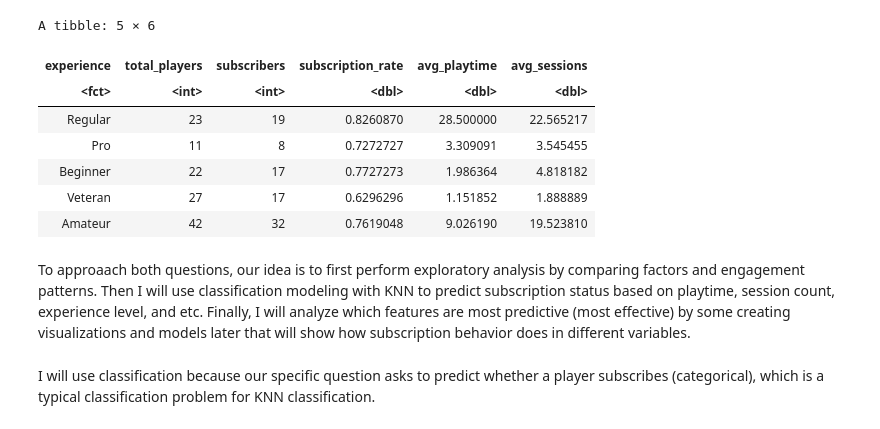
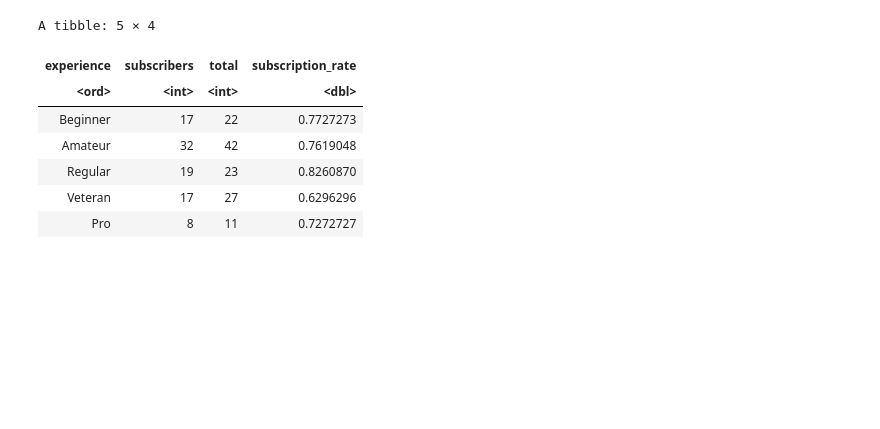
Before and after one commit to emily2628/Dsci-100---Final-Project, a Jupyter notebook: group_final_report.ipynb, the cells around one changed output. Cells and saved outputs as stored; diff of their text form; code cells hidden in the pictures; blank space fills up the shorter version.

Commit message:
Refined Methods & Results section
Refined wrangling, exploratory analysis, and modeling sections.

```diff
--- a/group_final_report.ipynb
+++ b/group_final_report.ipynb
@@ -91,18 +109,17 @@ A tibble: 6 × 5
 # %%
-# 1. Calculate player engagement from sessions data
+# 1. Summarize number of sessions per player
 player_engagement <- sessions |>
   group_by(hashedEmail) |>
   summarize(
     total_sessions = n(),
-    avg_session_duration = mean(as.numeric(end_time) - as.numeric(start_time)), na.rm = TRUE
   )
 
-# 2. Merge player data with engagement
+# 2. Join session summary onto players table
 analysis_data <- players |>
   select(hashedEmail, Age, gender, experience, played_hours, subscribe) |>
   merge(player_engagement, by = "hashedEmail")
 
-# 3. Convert these categorical vairables to factors
+# 3. Convert vairables to factors
 analysis_data <- analysis_data |>
   mutate(
     subscribe = as_factor(subscribe),
@@ -110,9 +127,19 @@ analysis_data <- analysis_data |>
     gender = as_factor(gender)
   )
 
-# 4. Make a dataset with these columns
+# 4. Select variables needed for analysis and modeling
 model_data <- analysis_data |>
-  select(subscribe, experience, played_hours, total_sessions, Age, gender)
+    mutate(
+        experience = factor(experience,
+                            levels = c("Beginner", "Amateur", "Regular", "Veteran", "Pro"),
+                            ordered = TRUE),
+        experience_numeric = as.numeric(experience)
+    ) |>
+    select(subscribe, experience, played_hours, total_sessions, Age, gender)
+
+# 5. Remove rows with missing predictor values
+model_data_clean <- model_data |>
+    drop_na(played_hours, total_sessions)
 
 model_data
 # %% [output]
@@ -148,25 +178,20 @@ A data.frame: 125 × 6
 # %%
-# Calculate Subscription Rates by Group
-subscription_summary <- model_data |>
-  group_by(experience) |>
-  summarize(
-    total_players = n(),
-    subscribers = sum(subscribe == TRUE),
-    subscription_rate = mean(subscribe == TRUE),
-    avg_playtime = mean(played_hours),
-    avg_sessions = mean(total_sessions)
-  )
-subscription_summary
+# Calculate subscription rate by experience
+experience_summary <- model_data_clean |>
+    group_by(experience) |>
+    summarize(
+        subscribers = sum(subscribe == "TRUE"),
+        total = n(),
+        subscription_rate = subscribers/total
+    )
+
+experience_summary
 # %% [output]
-A tibble: 5 × 6
+A tibble: 5 × 4
-| experience | total_players | subscribers | subscription_rate | avg_playtime | avg_sessions |
-| <fct> | <int> | <int> | <dbl> | <dbl> | <dbl> |
-| Regular | 23 | 19 | 0.8260870 | 28.500000 | 22.565217 |
-| Pro | 11 | 8 | 0.7272727 | 3.309091 | 3.545455 |
-| Beginner | 22 | 17 | 0.7727273 | 1.986364 | 4.818182 |
-| Veteran | 27 | 17 | 0.6296296 | 1.151852 | 1.888889 |
-| Amateur | 42 | 32 | 0.7619048 | 9.026190 | 19.523810 |
+| experience | subscribers | total | subscription_rate |
+| <ord> | <int> | <int> | <dbl> |
+| Beginner | 17 | 22 | 0.7727273 |
+| Amateur | 32 | 42 | 0.7619048 |
+| Regular | 19 | 23 | 0.8260870 |
+| Veteran | 17 | 27 | 0.6296296 |
+| Pro | 8 | 11 | 0.7272727 |
-# %% [markdown]
-To approaach both questions, our idea is to first perform exploratory analysis by comparing factors and engagement patterns. Then I will use classification modeling with KNN to predict subscription status based on playtime, session count, experience level, and etc. Finally, I will analyze which features are most predictive (most effective) by some creating visualizations and models later that will show how subscription behavior does in different variables.
-# %% [markdown]
-I will use classification because our specific question asks to predict whether a player subscribes (categorical), which is a typical classification problem for KNN classification.
```
Also changed, not shown: parts of 44 cells of this notebook.
